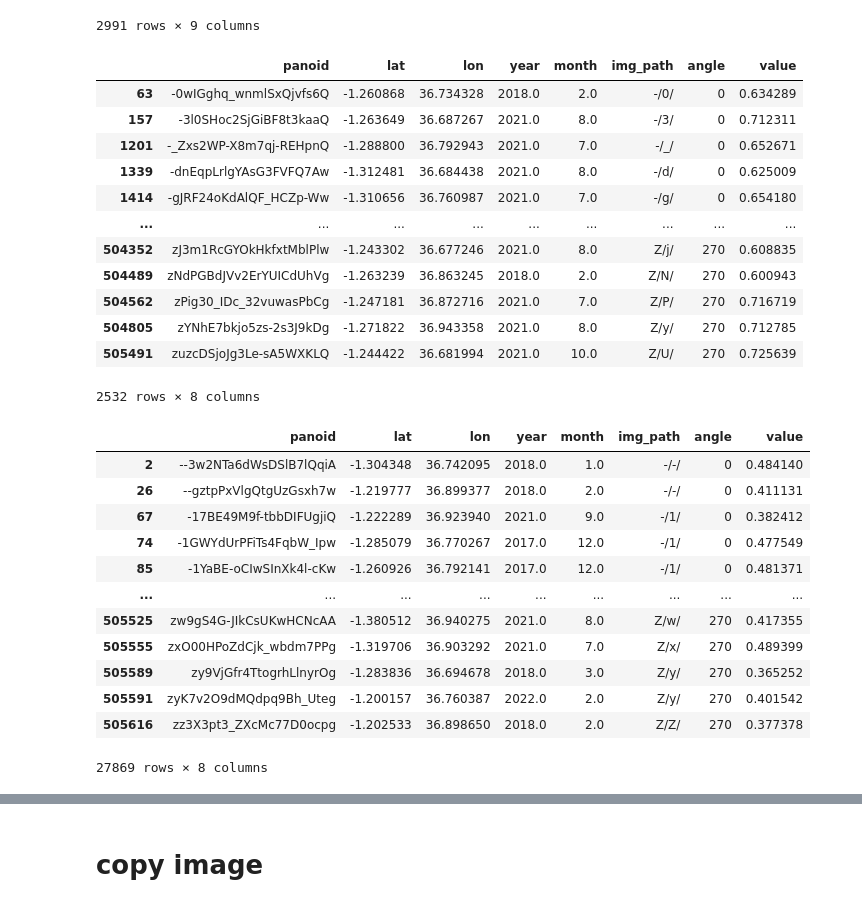
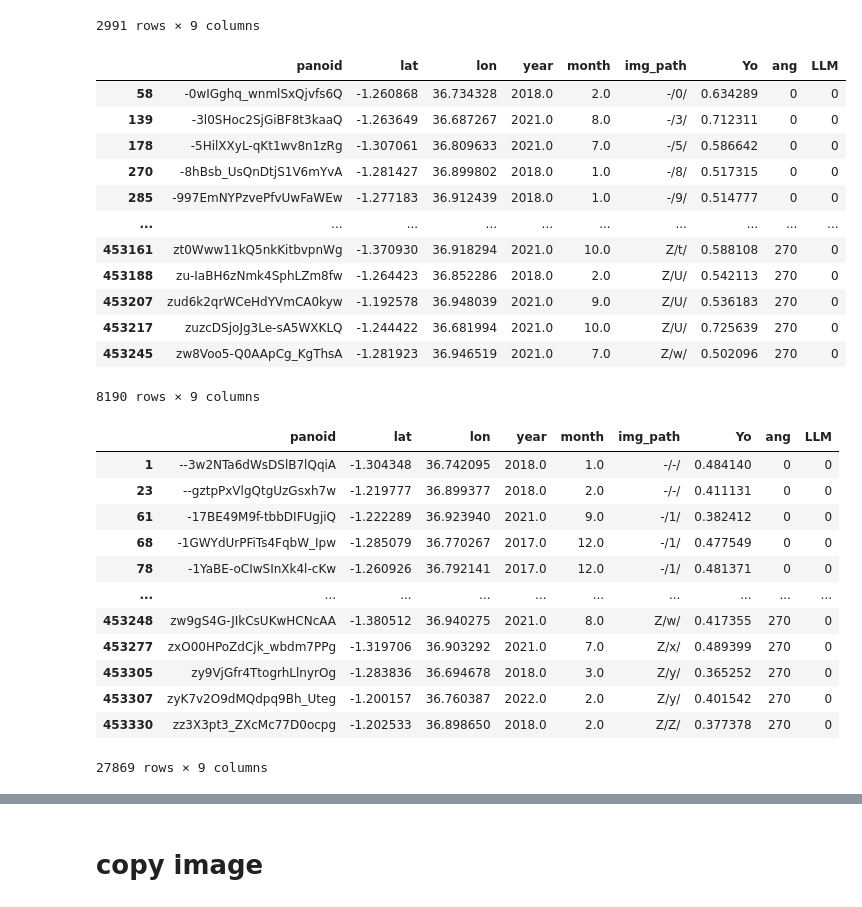
Before and after one commit to wenlanzhang/SVI_Waste, a Jupyter notebook: Analysis/Output_Process.ipynb, the cells around one changed output, grey strips where cells are left out. Cells and saved outputs as stored; diff of their text form; code cells hidden in the pictures.

```diff
--- a/Analysis/Output_Process.ipynb
+++ b/Analysis/Output_Process.ipynb
@@ -181,0 +166,3 @@ df_long
+# %%
+df_long = pd.read_csv('/Users/wenlanzhang/PycharmProjects/SVI_Waste/Data/Output/GSVI/0122/GSVI_long_20240204.csv')
+df_long
@@ -201,38 +204,38 @@ df_long_se
 # %%
 df_long_se.to_csv('/Users/wenlanzhang/PycharmProjects/SVI_Waste/Data/Output/GSVI/0122/GSVI_True_0204.csv', index=False)
 # %%
-df_long_se2 = df_long[df_long['value']>0.6]
-df_long_se2
+df_long_se = df_long[df_long['Yo']>0.5]
+df_long_se
 # %% [output]
-|  | panoid | lat | lon | year | month | img_path | angle | value |
-| 63 | -0wIGghq_wnmlSxQjvfs6Q | -1.260868 | 36.734328 | 2018.0 | 2.0 | -/0/ | 0 | 0.634289 |
-| 157 | -3l0SHoc2SjGiBF8t3kaaQ | -1.263649 | 36.687267 | 2021.0 | 8.0 | -/3/ | 0 | 0.712311 |
-| 1201 | -_Zxs2WP-X8m7qj-REHpnQ | -1.288800 | 36.792943 | 2021.0 | 7.0 | -/_/ | 0 | 0.652671 |
-| 1339 | -dnEqpLrlgYAsG3FVFQ7Aw | -1.312481 | 36.684438 | 2021.0 | 8.0 | -/d/ | 0 | 0.625009 |
-| 1414 | -gJRF24oKdAlQF_HCZp-Ww | -1.310656 | 36.760987 | 2021.0 | 7.0 | -/g/ | 0 | 0.654180 |
-| ... | ... | ... | ... | ... | ... | ... | ... | ... |
-| 504352 | zJ3m1RcGYOkHkfxtMblPlw | -1.243302 | 36.677246 | 2021.0 | 8.0 | Z/j/ | 270 | 0.608835 |
-| 504489 | zNdPGBdJVv2ErYUICdUhVg | -1.263239 | 36.863245 | 2018.0 | 2.0 | Z/N/ | 270 | 0.600943 |
-| 504562 | zPig30_IDc_32vuwasPbCg | -1.247181 | 36.872716 | 2021.0 | 7.0 | Z/P/ | 270 | 0.716719 |
-| 504805 | zYNhE7bkjo5zs-2s3J9kDg | -1.271822 | 36.943358 | 2021.0 | 8.0 | Z/y/ | 270 | 0.712785 |
-| 505491 | zuzcDSjoJg3Le-sA5WXKLQ | -1.244422 | 36.681994 | 2021.0 | 10.0 | Z/U/ | 270 | 0.725639 |
+|  | panoid | lat | lon | year | month | img_path | Yo | ang | LLM |
+| 58 | -0wIGghq_wnmlSxQjvfs6Q | -1.260868 | 36.734328 | 2018.0 | 2.0 | -/0/ | 0.634289 | 0 | 0 |
+| 139 | -3l0SHoc2SjGiBF8t3kaaQ | -1.263649 | 36.687267 | 2021.0 | 8.0 | -/3/ | 0.712311 | 0 | 0 |
+| 178 | -5HilXXyL-qKt1wv8n1zRg | -1.307061 | 36.809633 | 2021.0 | 7.0 | -/5/ | 0.586642 | 0 | 0 |
+| 270 | -8hBsb_UsQnDtjS1V6mYvA | -1.281427 | 36.899802 | 2018.0 | 1.0 | -/8/ | 0.517315 | 0 | 0 |
+| 285 | -997EmNYPzvePfvUwFaWEw | -1.277183 | 36.912439 | 2018.0 | 1.0 | -/9/ | 0.514777 | 0 | 0 |
+| ... | ... | ... | ... | ... | ... | ... | ... | ... | ... |
+| 453161 | zt0Www11kQ5nkKitbvpnWg | -1.370930 | 36.918294 | 2021.0 | 10.0 | Z/t/ | 0.588108 | 270 | 0 |
+| 453188 | zu-IaBH6zNmk4SphLZm8fw | -1.264423 | 36.852286 | 2018.0 | 2.0 | Z/U/ | 0.542113 | 270 | 0 |
+| 453207 | zud6k2qrWCeHdYVmCA0kyw | -1.192578 | 36.948039 | 2021.0 | 9.0 | Z/U/ | 0.536183 | 270 | 0 |
+| 453217 | zuzcDSjoJg3Le-sA5WXKLQ | -1.244422 | 36.681994 | 2021.0 | 10.0 | Z/U/ | 0.725639 | 270 | 0 |
+| 453245 | zw8Voo5-Q0AApCg_KgThsA | -1.281923 | 36.946519 | 2021.0 | 7.0 | Z/w/ | 0.502096 | 270 | 0 |
-2532 rows × 8 columns
+8190 rows × 9 columns
 # %%
 df_long_se2.to_csv('/Users/wenlanzhang/PycharmProjects/SVI_Waste/Data/Output/GSVI/0119/GSVI_6_0119.csv', index=False)
 # %%
-df_long_se2 = df_long[(df_long['value']<0.6) & (df_long['value']>0.35)]
+df_long_se2 = df_long[(df_long['Yo']<0.6) & (df_long['Yo']>0.35)]
 df_long_se2
 # %% [output]
-|  | panoid | lat | lon | year | month | img_path | angle | value |
-| 2 | --3w2NTa6dWsDSlB7lQqiA | -1.304348 | 36.742095 | 2018.0 | 1.0 | -/-/ | 0 | 0.484140 |
-| 26 | --gztpPxVlgQtgUzGsxh7w | -1.219777 | 36.899377 | 2018.0 | 2.0 | -/-/ | 0 | 0.411131 |
-| 67 | -17BE49M9f-tbbDIFUgjiQ | -1.222289 | 36.923940 | 2021.0 | 9.0 | -/1/ | 0 | 0.382412 |
-| 74 | -1GWYdUrPFiTs4FqbW_Ipw | -1.285079 | 36.770267 | 2017.0 | 12.0 | -/1/ | 0 | 0.477549 |
-| 85 | -1YaBE-oCIwSInXk4l-cKw | -1.260926 | 36.792141 | 2017.0 | 12.0 | -/1/ | 0 | 0.481371 |
-| ... | ... | ... | ... | ... | ... | ... | ... | ... |
-| 505525 | zw9gS4G-JIkCsUKwHCNcAA | -1.380512 | 36.940275 | 2021.0 | 8.0 | Z/w/ | 270 | 0.417355 |
-| 505555 | zxO00HPoZdCjk_wbdm7PPg | -1.319706 | 36.903292 | 2021.0 | 7.0 | Z/x/ | 270 | 0.489399 |
-| 505589 | zy9VjGfr4TtogrhLlnyrOg | -1.283836 | 36.694678 | 2018.0 | 3.0 | Z/y/ | 270 | 0.365252 |
-| 505591 | zyK7v2O9dMQdpq9Bh_Uteg | -1.200157 | 36.760387 | 2022.0 | 2.0 | Z/y/ | 270 | 0.401542 |
-| 505616 | zz3X3pt3_ZXcMc77D0ocpg | -1.202533 | 36.898650 | 2018.0 | 2.0 | Z/Z/ | 270 | 0.377378 |
+|  | panoid | lat | lon | year | month | img_path | Yo | ang | LLM |
+| 1 | --3w2NTa6dWsDSlB7lQqiA | -1.304348 | 36.742095 | 2018.0 | 1.0 | -/-/ | 0.484140 | 0 | 0 |
+| 23 | --gztpPxVlgQtgUzGsxh7w | -1.219777 | 36.899377 | 2018.0 | 2.0 | -/-/ | 0.411131 | 0 | 0 |
+| 61 | -17BE49M9f-tbbDIFUgjiQ | -1.222289 | 36.923940 | 2021.0 | 9.0 | -/1/ | 0.382412 | 0 | 0 |
+| 68 | -1GWYdUrPFiTs4FqbW_Ipw | -1.285079 | 36.770267 | 2017.0 | 12.0 | -/1/ | 0.477549 | 0 | 0 |
+| 78 | -1YaBE-oCIwSInXk4l-cKw | -1.260926 | 36.792141 | 2017.0 | 12.0 | -/1/ | 0.481371 | 0 | 0 |
+| ... | ... | ... | ... | ... | ... | ... | ... | ... | ... |
+| 453248 | zw9gS4G-JIkCsUKwHCNcAA | -1.380512 | 36.940275 | 2021.0 | 8.0 | Z/w/ | 0.417355 | 270 | 0 |
+| 453277 | zxO00HPoZdCjk_wbdm7PPg | -1.319706 | 36.903292 | 2021.0 | 7.0 | Z/x/ | 0.489399 | 270 | 0 |
+| 453305 | zy9VjGfr4TtogrhLlnyrOg | -1.283836 | 36.694678 | 2018.0 | 3.0 | Z/y/ | 0.365252 | 270 | 0 |
+| 453307 | zyK7v2O9dMQdpq9Bh_Uteg | -1.200157 | 36.760387 | 2022.0 | 2.0 | Z/y/ | 0.401542 | 270 | 0 |
+| 453330 | zz3X3pt3_ZXcMc77D0ocpg | -1.202533 | 36.898650 | 2018.0 | 2.0 | Z/Z/ | 0.377378 | 270 | 0 |
-27869 rows × 8 columns
+27869 rows × 9 columns
```
Also changed, not shown: parts of 17 cells of this notebook, 14 other files.
